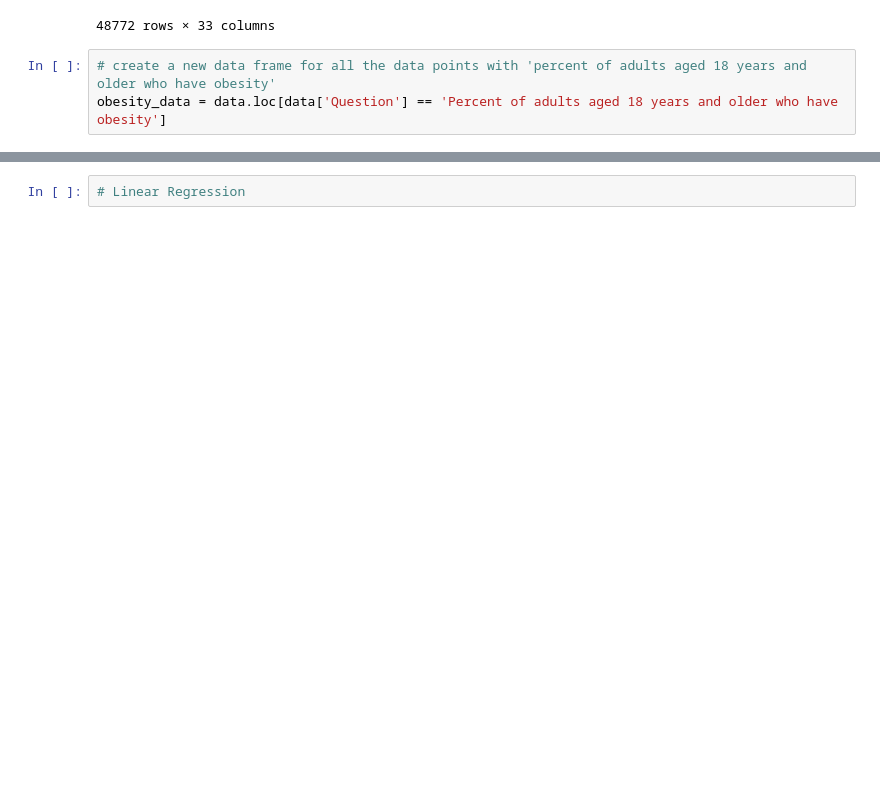
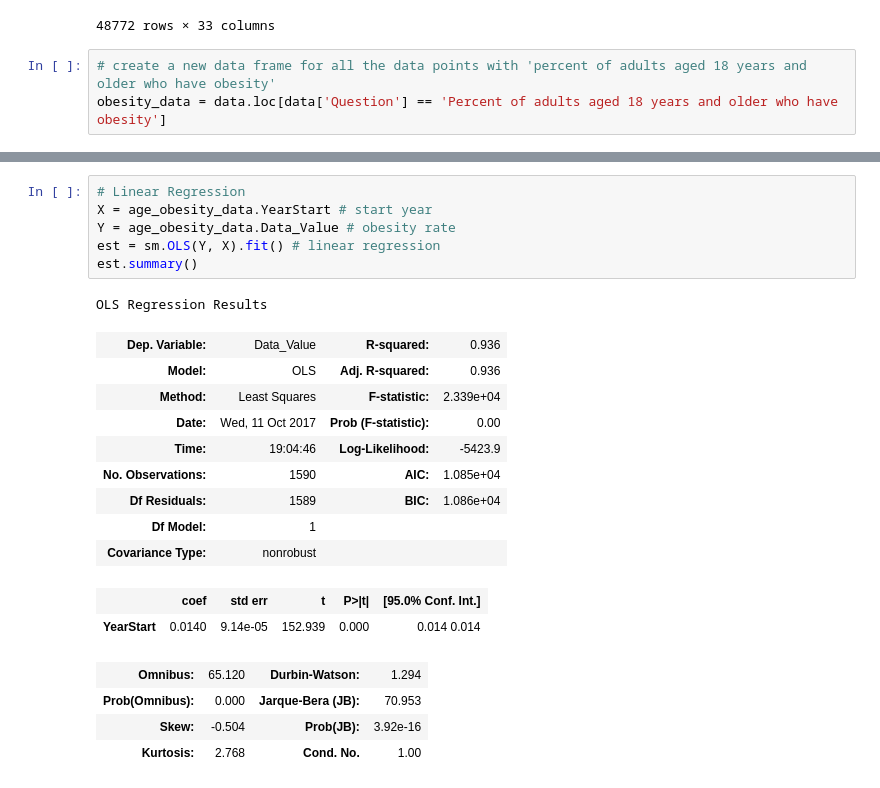
Before and after one commit to sase-hack/sase-hack-2017, a Jupyter notebook: tutorials/python-tutorial.ipynb, the cells around one changed output, grey strips where cells are left out. Drawn from its saved outputs; the diff is of its cells as text; blank space fills up the shorter version.

Commit message:
added linear regression

```diff
--- a/tutorials/python-tutorial.ipynb
+++ b/tutorials/python-tutorial.ipynb
@@ -132,5 +132,26 @@ sns.despine(bottom=True)
-# %%
-# Linear Regression
+# %%
+# Linear Regression
+X = age_obesity_data.YearStart # start year
+Y = age_obesity_data.Data_Value # obesity rate
+est = sm.OLS(Y, X).fit() # linear regression
+est.summary()
+# %% [output]
+OLS Regression Results
+| Dep. Variable: | Data_Value | R-squared: | 0.936 |
+| Model: | OLS | Adj. R-squared: | 0.936 |
+| Method: | Least Squares | F-statistic: | 2.339e+04 |
+| Date: | Wed, 11 Oct 2017 | Prob (F-statistic): | 0.00 |
+| Time: | 19:04:46 | Log-Likelihood: | -5423.9 |
+| No. Observations: | 1590 | AIC: | 1.085e+04 |
+| Df Residuals: | 1589 | BIC: | 1.086e+04 |
+| Df Model: | 1 |  |  |
+| Covariance Type: | nonrobust |  |  |
+|  | coef | std err | t | P>|t| | [95.0% Conf. Int.] |
+| YearStart | 0.0140 | 9.14e-05 | 152.939 | 0.000 | 0.014 0.014 |
+| Omnibus: | 65.120 | Durbin-Watson: | 1.294 |
+| Prob(Omnibus): | 0.000 | Jarque-Bera (JB): | 70.953 |
+| Skew: | -0.504 | Prob(JB): | 3.92e-16 |
+| Kurtosis: | 2.768 | Cond. No. | 1.00 |
 # %%
 # group by and sum data values by location
 locations = obesity_data.groupby(['LocationAbbr'])[["Data_Value"]].mean()['Data_Value'].index.tolist()
```
Also changed, not shown: parts of 6 cells of this notebook.
